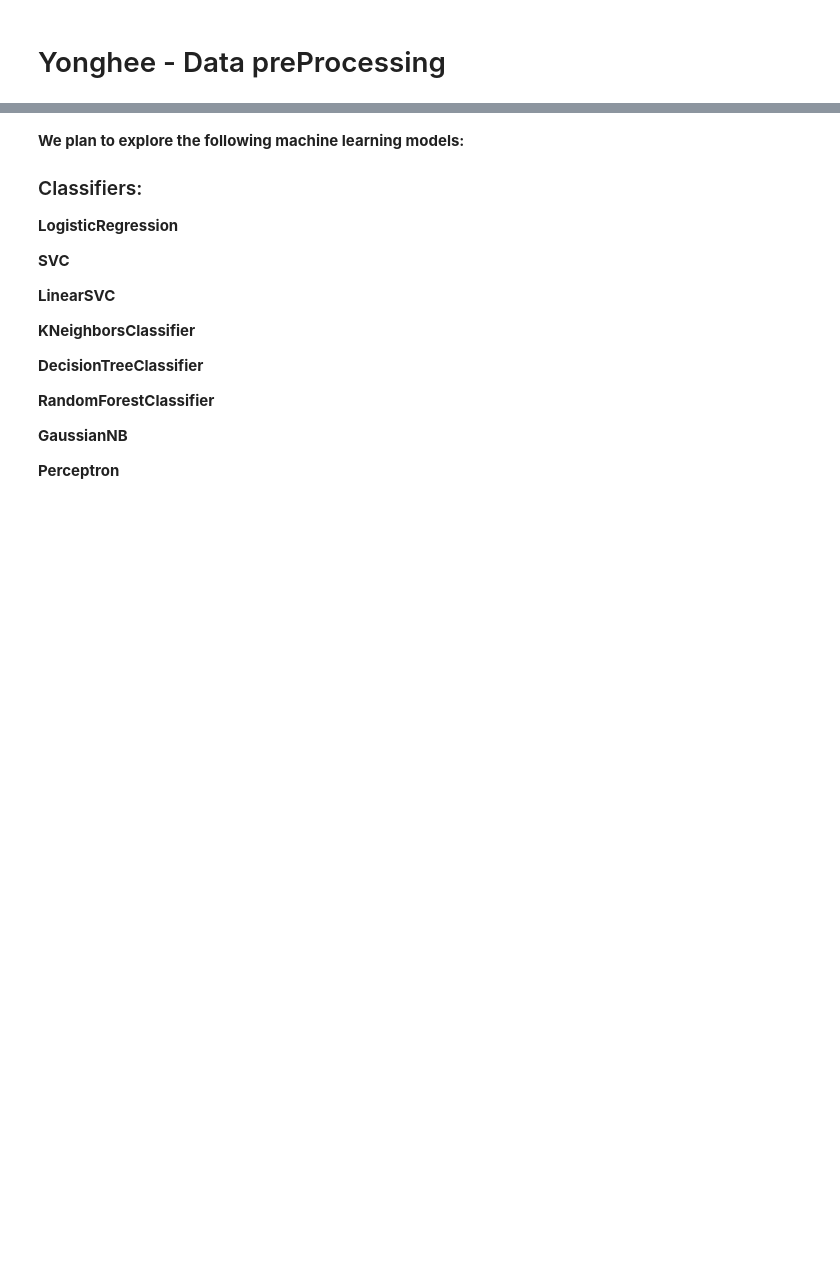
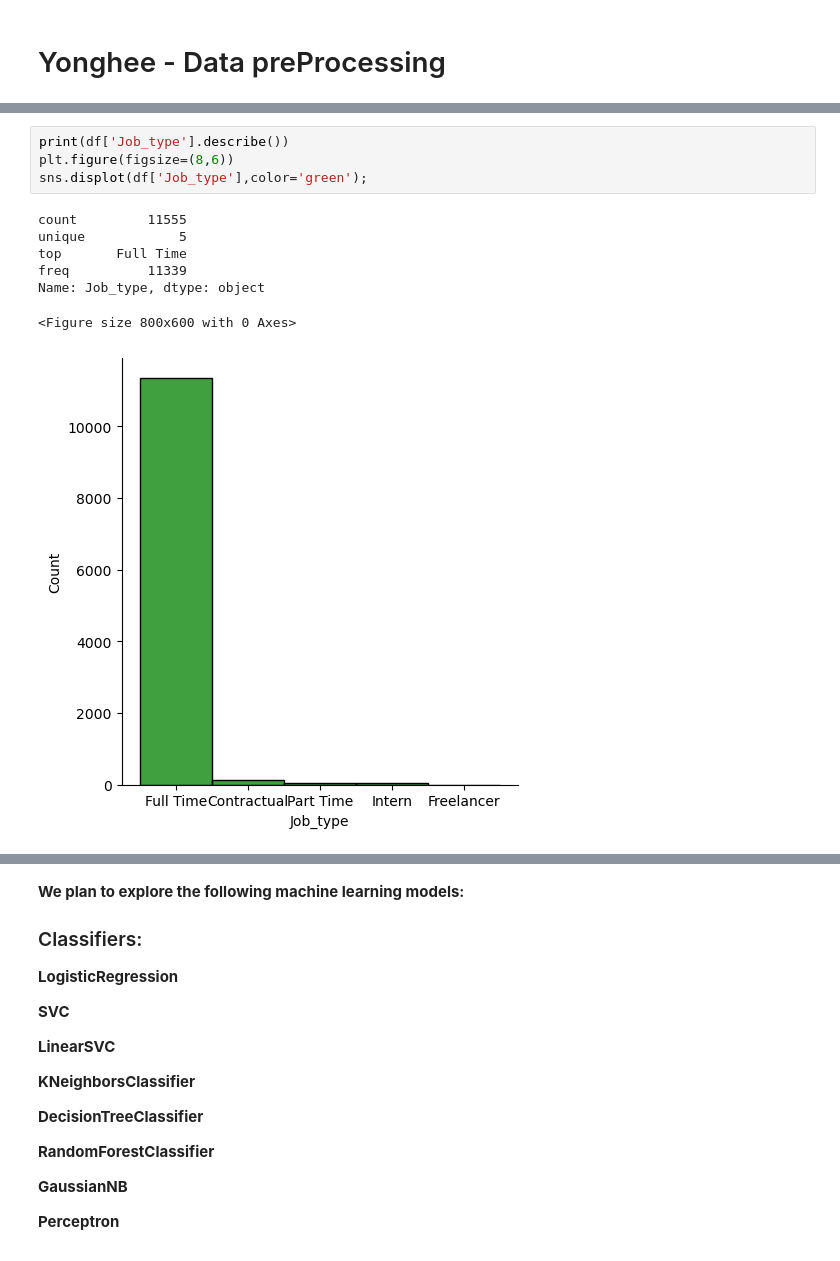
Before and after one commit to TEcjddns/UChicago_AIML_Project, a Jupyter notebook: EmployeeHappiness.ipynb, the cells around one changed output, grey strips where cells are left out. Saved outputs shown, nothing was run; the diff lists cells and outputs as text; blank space fills up the shorter version.

```diff
--- a/EmployeeHappiness.ipynb
+++ b/EmployeeHappiness.ipynb
@@ -120,0 +229,12 @@ for col in data.columns:
+# %%
+print(df['Job_type'].describe())
+plt.figure(figsize=(8,6))
+sns.displot(df['Job_type'],color='green');
+# %% [output]
+count         11555
+unique            5
+top       Full Time
+freq          11339
+Name: Job_type, dtype: object
+<Figure size 800x600 with 0 Axes>
+[figure, added]
```
Also changed, not shown: parts of 20 cells of this notebook.
